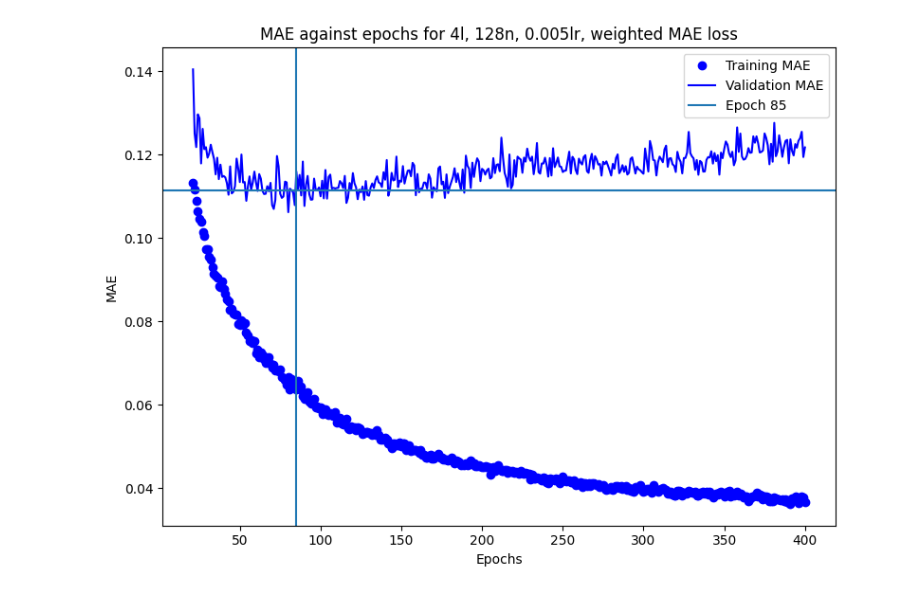
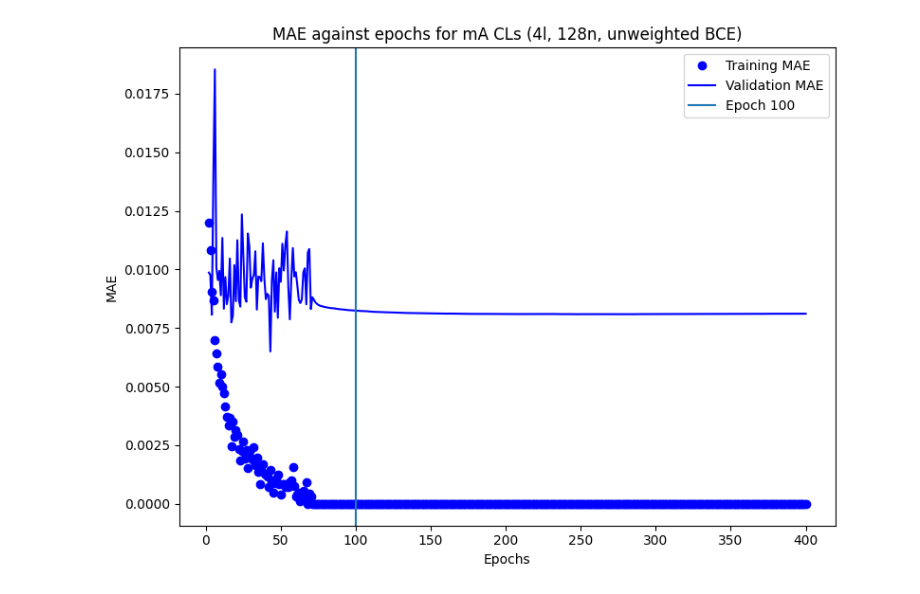
Before and after one commit to benvlasto/MPhys-Project, a Jupyter notebook: notebooks/CLs_model.ipynb, the cells around one changed output. Cells and saved outputs as stored; diff of their text form; code cells hidden in the pictures.

Commit message:
Fitted a model to each individual type of CLs. Turns out disappearing track is the most valuable CLs and also probably provides the incorrect exclusions

```diff
--- a/notebooks/CLs_model.ipynb
+++ b/notebooks/CLs_model.ipynb
@@ -8,8 +8,16 @@ from tensorflow.keras import layers
 
 # Note EWKino_CLs_train.csv and EWKino_CLs_test.csv are already normalised to mean=0 and std=1 on every column that isn't CLs
 df = pd.read_csv("../csv-files/EWKino_normalised_inputs_train.csv")
-input_parameters = ["M_1", "M_2", "mu", "tan_beta", "M_3", "At", "Ab", "Atau", "mA", "mqL3", "mtR", "mbR", "Final__CLs"]
-train = df[input_parameters]
+input_parameters = ["M_1", "M_2", "mu", "tan_beta", "M_3", "At", "Ab", "Atau", "mA", "mqL3", "mtR", "mbR"]
+
+CLs_labels = ['FullHad', '1Lbb', '2L0J', '2L2J', 'Compressed', '3LOffshell', '3LOnshell', '4L', 'DisappearingTrack', 'h_to_inv', 'mA']
+CLs_labels = [label+'__ObsCLs' for label in CLs_labels]
+chosen_CLs = CLs_labels[10]
+
+training_cols = input_parameters
+training_cols.append(chosen_CLs)
+
+train = df[training_cols]
 # %%
 def neg_linear_loss(y_true, y_pred):
 
@@ -35,7 +43,7 @@ def build_model(): # Returns a compiled model, as K-fold cross validation involv
 
     model.compile(
         optimizer=keras.optimizers.RMSprop(0.005),
-        loss=neg_linear_loss,
+        loss='binary_crossentropy',
         metrics=["mae"]
     )
 
@@ -47,7 +55,7 @@ def k_fold_validation(k, num_epochs, df): # Trains model for one round of k-fold
     shuffled_df = df.sample(frac=1)
 
     # Separate the inputs and target outputs into train and labels respectively
-    labels = shuffled_df.pop("Final__CLs")
+    labels = shuffled_df.pop(chosen_CLs)
     train = shuffled_df
     num_val_samples = len(train) // k
     if k == 1:
@@ -98,7 +106,7 @@ def k_fold_validation(k, num_epochs, df): # Trains model for one round of k-fold
 # Choose number of folds for k-fold validation, number of epochs, and iterations
 k = 1
 num_epochs = 400 # When testing new models, set this high enough to see overfitting (assuming model is powerful enough to overfit)
-iterations = 2 # If accuracy scores have high variance, increase iterations to 5 (smoother) or 10 (smoothest)
+iterations = 1 # If accuracy scores have high variance, increase iterations to 5 (smoother) or 10 (smoothest)
 
 # avg_train_accuracy and avg_val_accuracy store the training and validation accuracy for each epoch, averaged over the k folds
 avg_train_accuracy = np.empty((iterations,num_epochs))
@@ -114,23 +122,23 @@ avg_train_accuracy = avg_train_accuracy.mean(axis=0)
 # %%
 # Plot training and validation accuracy for each epoch
 
-best_epoch = 85
-cut = 20
+best_epoch = 100
+cut = 1
 epochs = range(cut+1, num_epochs + 1)
 plt.figure(figsize=(8,6))
 plt.plot(epochs, avg_train_accuracy[cut:], "bo", label="Training MAE")
 plt.plot(epochs, avg_val_accuracy[cut:], "b", label="Validation MAE")
 plt.axvline(best_epoch, label=f"Epoch {best_epoch}")
-plt.axhline(0.1115)
-plt.title("MAE against epochs for 4l, 128n, 0.005lr, weighted MAE loss")
+#plt.axhline(0.1115)
+plt.title(f"MAE against epochs for {chosen_CLs[:-8]} CLs (4l, 128n, unweighted BCE)")
 plt.xlabel("Epochs")
 plt.ylabel("MAE")
 plt.legend()
 plt.tight_layout()
-#plt.savefig("./training_plot_weighted_MAE_128n_then_64.png")
+plt.savefig(f"../plots/fitting_different_CLs/training_info_{chosen_CLs[:-8]}.png")
 plt.show()
 # %% [output]
-[figure, old version]
+[figure, new version]
 # %%
 # Train new model on all of the available data
 
```
Also changed, not shown: parts of 5 cells of this notebook, 24 other files.
